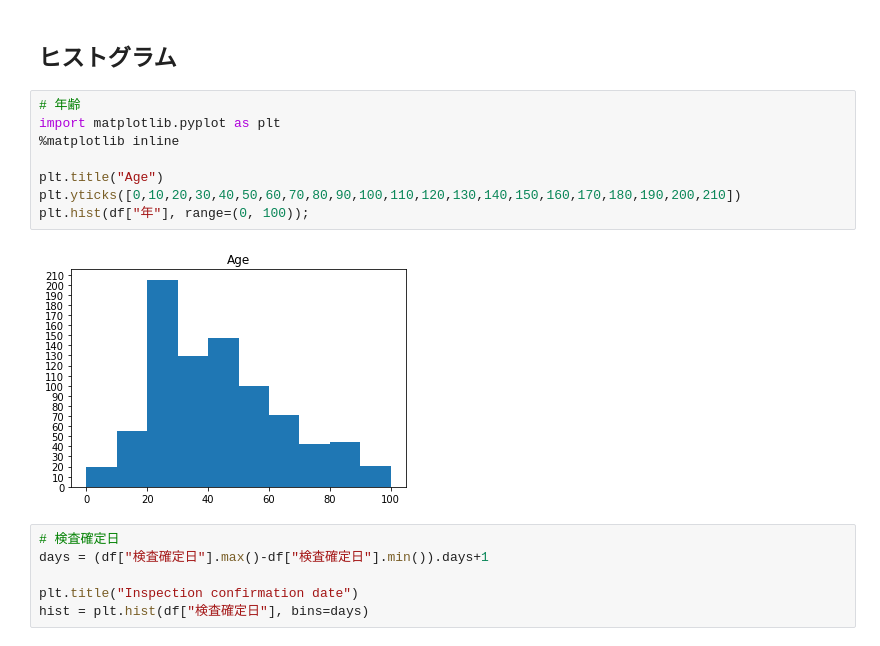
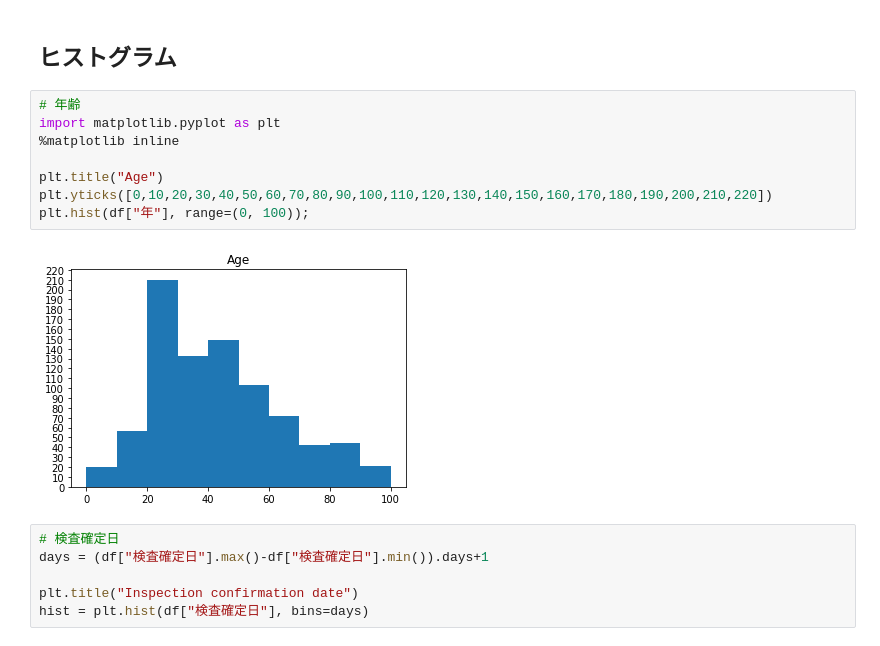
Before and after one commit to mine820/COVID-19, a Jupyter notebook: Sample.ipynb, the cells around one changed output. Saved outputs shown, nothing was run; the diff lists cells and outputs as text.

```diff
--- a/Sample.ipynb
+++ b/Sample.ipynb
@@ -74,13 +74,13 @@ Name: 年, dtype: float64
 # %%
 # 年齢
 import matplotlib.pyplot as plt
 %matplotlib inline
 
 plt.title("Age")
-plt.yticks([0,10,20,30,40,50,60,70,80,90,100,110,120,130,140,150,160,170,180,190,200,210])
+plt.yticks([0,10,20,30,40,50,60,70,80,90,100,110,120,130,140,150,160,170,180,190,200,210,220])
 plt.hist(df["年"], range=(0, 100));
 # %% [output]
-[figure, old version]
+[figure, new version]
 # %%
 # 検査確定日
 days = (df["検査確定日"].max()-df["検査確定日"].min()).days+1
```
Also changed, not shown: parts of 3 cells of this notebook, 4 other files.
